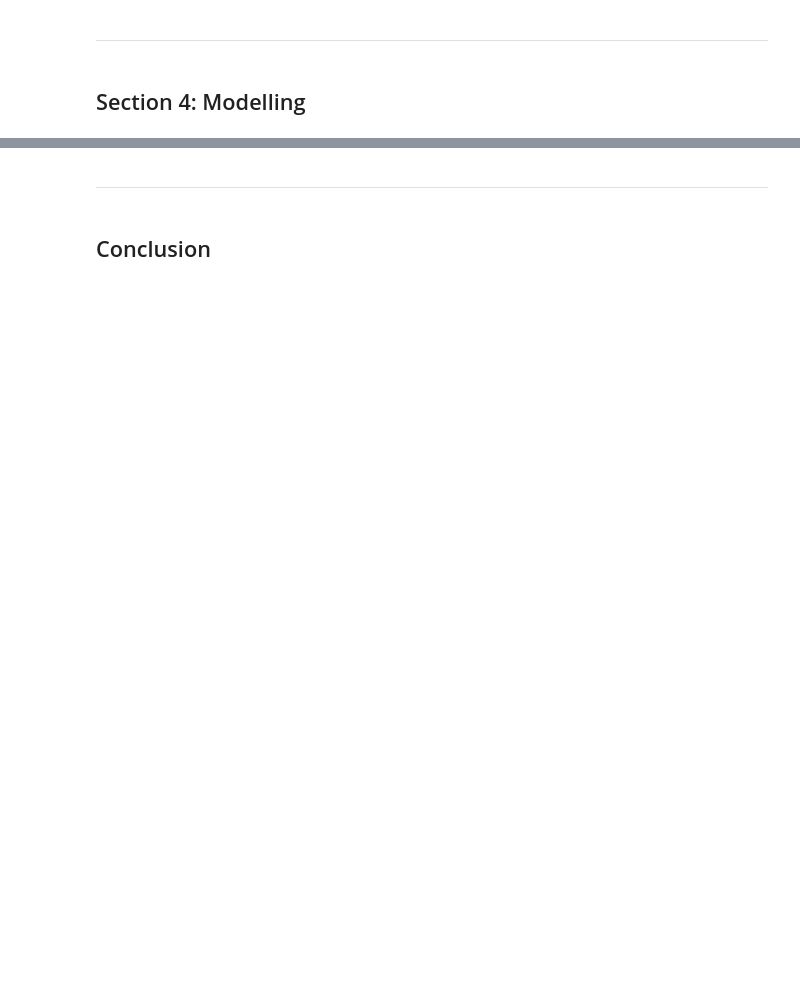
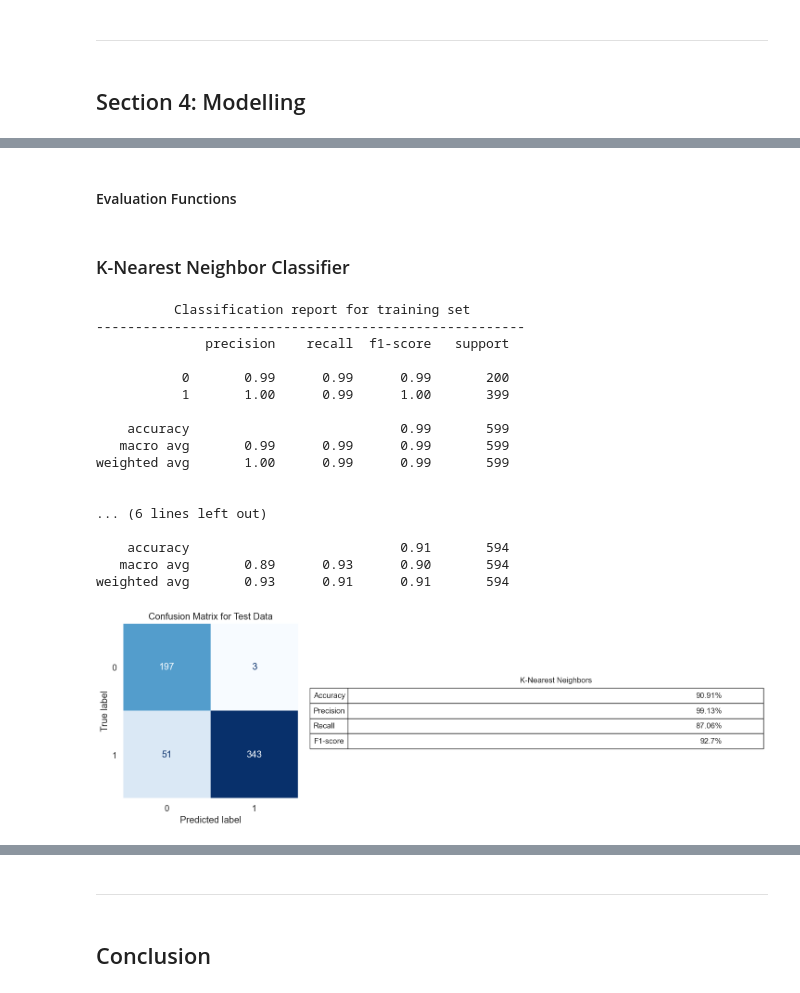
Before and after one commit to DSP-project-ECG/ECG-Classifier-for-LBBB-Detection, a Jupyter notebook: Notebook.ipynb, the cells around one changed output, grey strips where cells are left out. Saved outputs shown, nothing was run; the diff lists cells and outputs as text; code cells hidden in the pictures; blank space fills up the shorter version.

Commit message:
Added one more file and completed to modelling.

```diff
--- a/Notebook.ipynb
+++ b/Notebook.ipynb
@@ -164,0 +326,2 @@ plot_signal_comparison(train_lbbb, processed_lbbb, 360)
+# %% [markdown]
+#### Evaluation Functions
@@ -164,0 +343,66 @@ plot_signal_comparison(train_lbbb, processed_lbbb, 360)
+# %%
+def model_evaluation(clf, X_train, X_test, y_train, y_test, model_name):
+    '''
+    This function provides a complete report of the model's performance including classification reports,
+    confusion matrix.
+    '''
+    sns.set(font_scale=1.2)
+
+    # Generate classification report for training set
+    y_pred_train = clf.predict(X_train)
+    print("\n\t  Classification report for training set")
+    print("-"*55)
+    print(classification_report(y_train, y_pred_train))
+
+    # Generate classification report for test set
+    y_pred_test = clf.predict(X_test)
+    print("\n\t   Classification report for test set")
+    print("-"*55)
+    print(classification_report(y_test, y_pred_test))
+
+    # Create figure and subplots
+    fig, (ax1, ax2) = plt.subplots(1, 2, figsize=(15, 5))
+
+    # Plot confusion matrix for test set
+    ConfusionMatrixDisplay.from_estimator(clf, X_test, y_test, colorbar=False, cmap='Blues', ax=ax1)
+    ax1.set_title('Confusion Matrix for Test Data')
+    ax1.grid(False)
+
+    # Report results for the class specified by positive label
+    result = metrics_calculator(clf, X_test, y_test, model_name)
+    table = ax2.table(cellText=result.values, colLabels=result.columns, rowLabels=result.index, loc='center')
+    table.scale(2, 2)
+    table.set_fontsize(12)
+    ax2.axis('tight')
+    ax2.axis('off')
+    # Modify color
+    for key, cell in table.get_celld().items():
+        if key[0] == 0:
+            cell.set_color('white')
+    plt.tight_layout()
+    plt.show()
+# %% [markdown]
+### K-Nearest Neighbor Classifier
+# %%
+knn = KNeighborsClassifier(n_neighbors=7, metric='euclidean')
+knn.fit(X_train, y_train)
+model_evaluation(knn, X_train, X_test, y_train, y_test, 'K-Nearest Neighbors')
+# %% [output]
+          Classification report for training set
+-------------------------------------------------------
+              precision    recall  f1-score   support
+
+           0       0.99      0.99      0.99       200
+           1       1.00      0.99      1.00       399
+
+    accuracy                           0.99       599
+   macro avg       0.99      0.99      0.99       599
+weighted avg       1.00      0.99      0.99       599
+
+
+... (6 lines left out)
+
+    accuracy                           0.91       594
+   macro avg       0.89      0.93      0.90       594
+weighted avg       0.93      0.91      0.91       594
+[figure, added]
```
Also changed, not shown: parts of 38 cells of this notebook, 1 other file.
